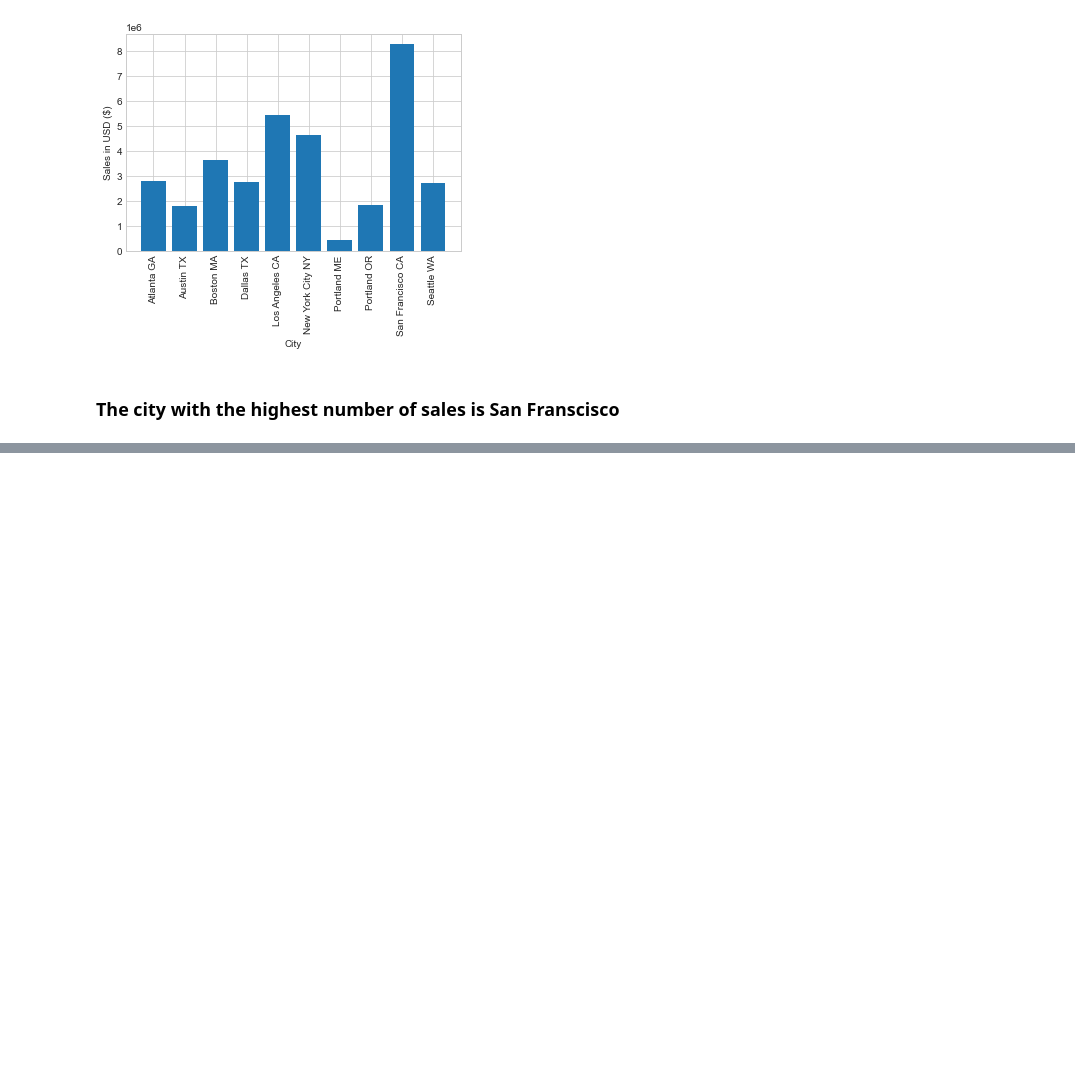
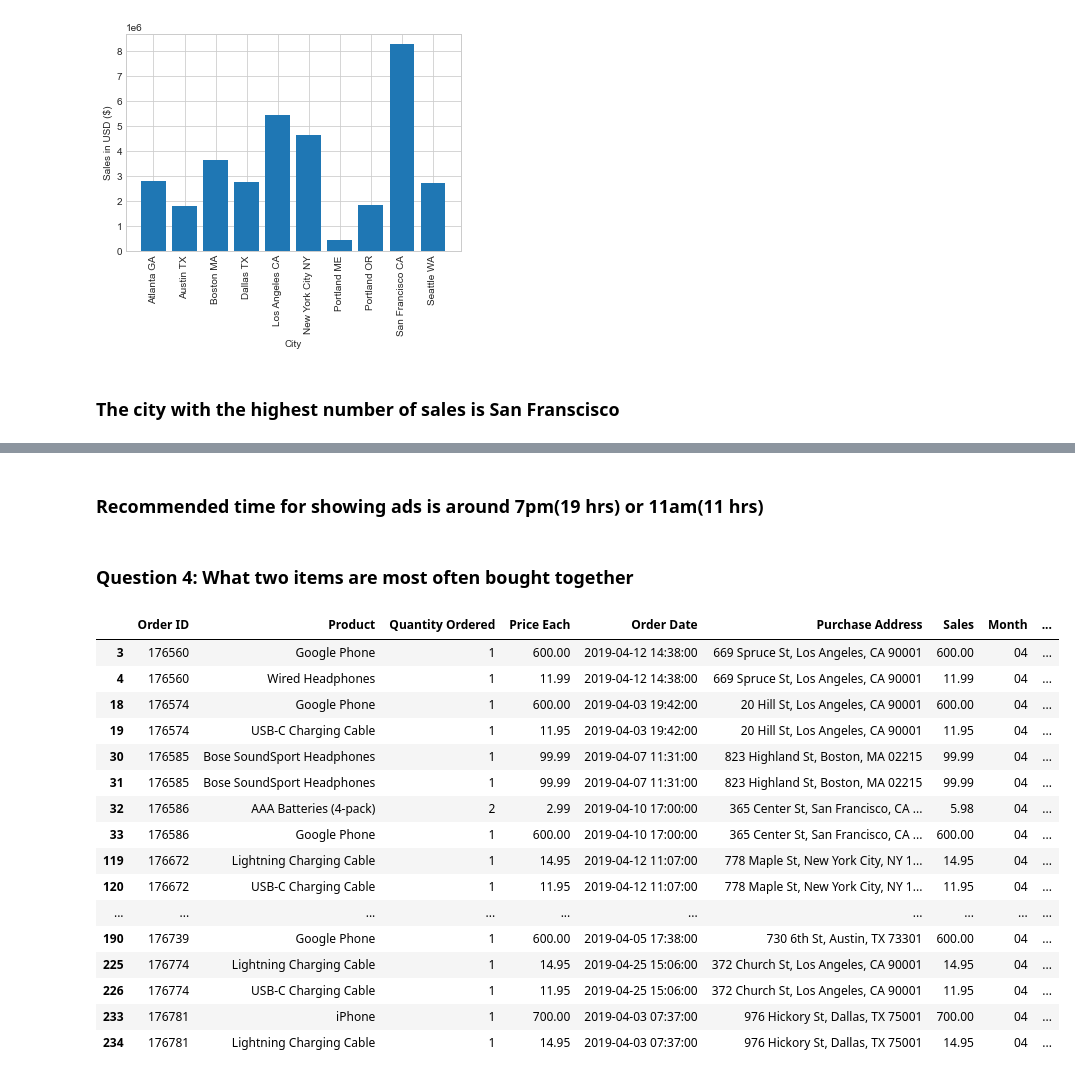
Before and after one commit to bjamyl/tech_shop_sales_data, a Jupyter notebook: sales_analysis.ipynb, the cells around one changed output, grey strips where cells are left out. Saved outputs shown, nothing was run; the diff lists cells and outputs as text; code cells hidden in the pictures; blank space fills up the shorter version.

```diff
--- a/sales_analysis.ipynb
+++ b/sales_analysis.ipynb
@@ -225,0 +251,25 @@ plt.show()
+# %% [markdown]
+### Recommended time for showing ads is around 7pm(19 hrs) or 11am(11 hrs)
+# %% [markdown]
+### Question 4: What two items are most often bought together
+# %%
+df = all_data[all_data["Order ID"].duplicated(keep=False)]
+df.head(20)
+# %% [output]
+|  | Order ID | Product | Quantity Ordered | Price Each | Order Date | Purchase Address | Sales | Month | ... |
+| 3 | 176560 | Google Phone | 1 | 600.00 | 2019-04-12 14:38:00 | 669 Spruce St, Los Angeles, CA 90001 | 600.00 | 04 | ... |
+| 4 | 176560 | Wired Headphones | 1 | 11.99 | 2019-04-12 14:38:00 | 669 Spruce St, Los Angeles, CA 90001 | 11.99 | 04 | ... |
+| 18 | 176574 | Google Phone | 1 | 600.00 | 2019-04-03 19:42:00 | 20 Hill St, Los Angeles, CA 90001 | 600.00 | 04 | ... |
+| 19 | 176574 | USB-C Charging Cable | 1 | 11.95 | 2019-04-03 19:42:00 | 20 Hill St, Los Angeles, CA 90001 | 11.95 | 04 | ... |
+| 30 | 176585 | Bose SoundSport Headphones | 1 | 99.99 | 2019-04-07 11:31:00 | 823 Highland St, Boston, MA 02215 | 99.99 | 04 | ... |
+| 31 | 176585 | Bose SoundSport Headphones | 1 | 99.99 | 2019-04-07 11:31:00 | 823 Highland St, Boston, MA 02215 | 99.99 | 04 | ... |
+| 32 | 176586 | AAA Batteries (4-pack) | 2 | 2.99 | 2019-04-10 17:00:00 | 365 Center St, San Francisco, CA ... | 5.98 | 04 | ... |
+| 33 | 176586 | Google Phone | 1 | 600.00 | 2019-04-10 17:00:00 | 365 Center St, San Francisco, CA ... | 600.00 | 04 | ... |
+| 119 | 176672 | Lightning Charging Cable | 1 | 14.95 | 2019-04-12 11:07:00 | 778 Maple St, New York City, NY 1... | 14.95 | 04 | ... |
+| 120 | 176672 | USB-C Charging Cable | 1 | 11.95 | 2019-04-12 11:07:00 | 778 Maple St, New York City, NY 1... | 11.95 | 04 | ... |
+| ... | ... | ... | ... | ... | ... | ... | ... | ... | ... |
+| 190 | 176739 | Google Phone | 1 | 600.00 | 2019-04-05 17:38:00 | 730 6th St, Austin, TX 73301 | 600.00 | 04 | ... |
+| 225 | 176774 | Lightning Charging Cable | 1 | 14.95 | 2019-04-25 15:06:00 | 372 Church St, Los Angeles, CA 90001 | 14.95 | 04 | ... |
+| 226 | 176774 | USB-C Charging Cable | 1 | 11.95 | 2019-04-25 15:06:00 | 372 Church St, Los Angeles, CA 90001 | 11.95 | 04 | ... |
+| 233 | 176781 | iPhone | 1 | 700.00 | 2019-04-03 07:37:00 | 976 Hickory St, Dallas, TX 75001 | 700.00 | 04 | ... |
+| 234 | 176781 | Lightning Charging Cable | 1 | 14.95 | 2019-04-03 07:37:00 | 976 Hickory St, Dallas, TX 75001 | 14.95 | 04 | ... |
```
Also changed, not shown: parts of 8 cells of this notebook.
